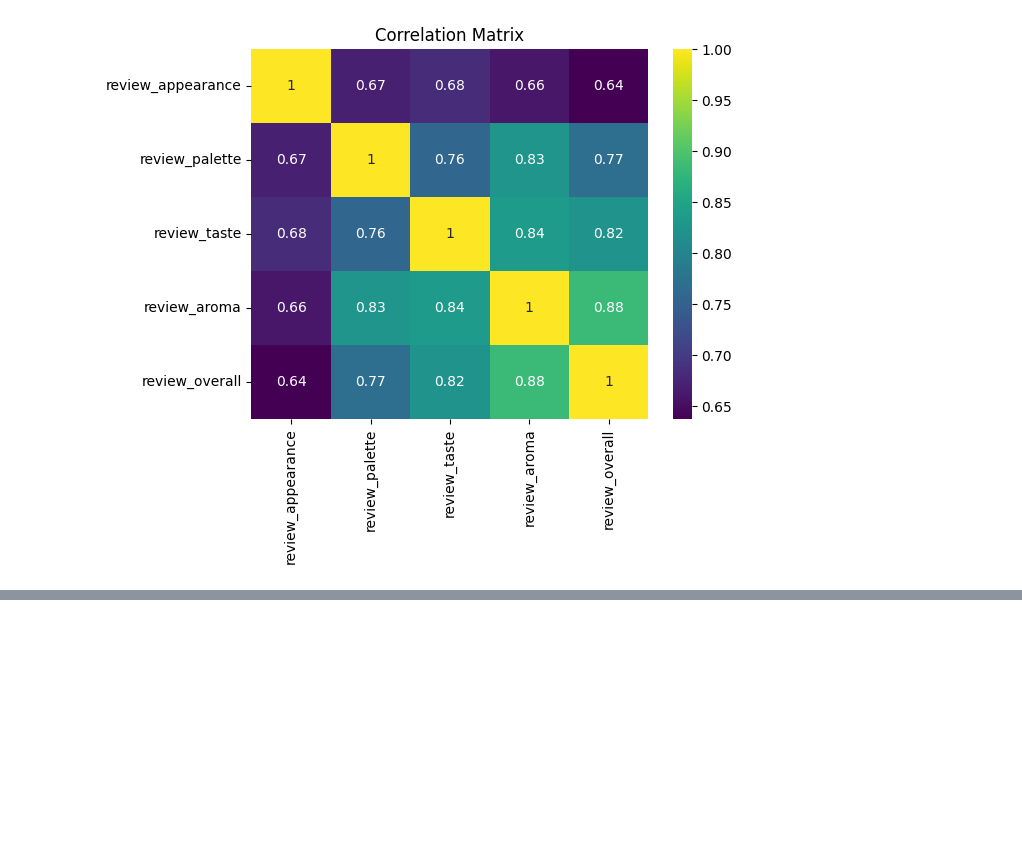
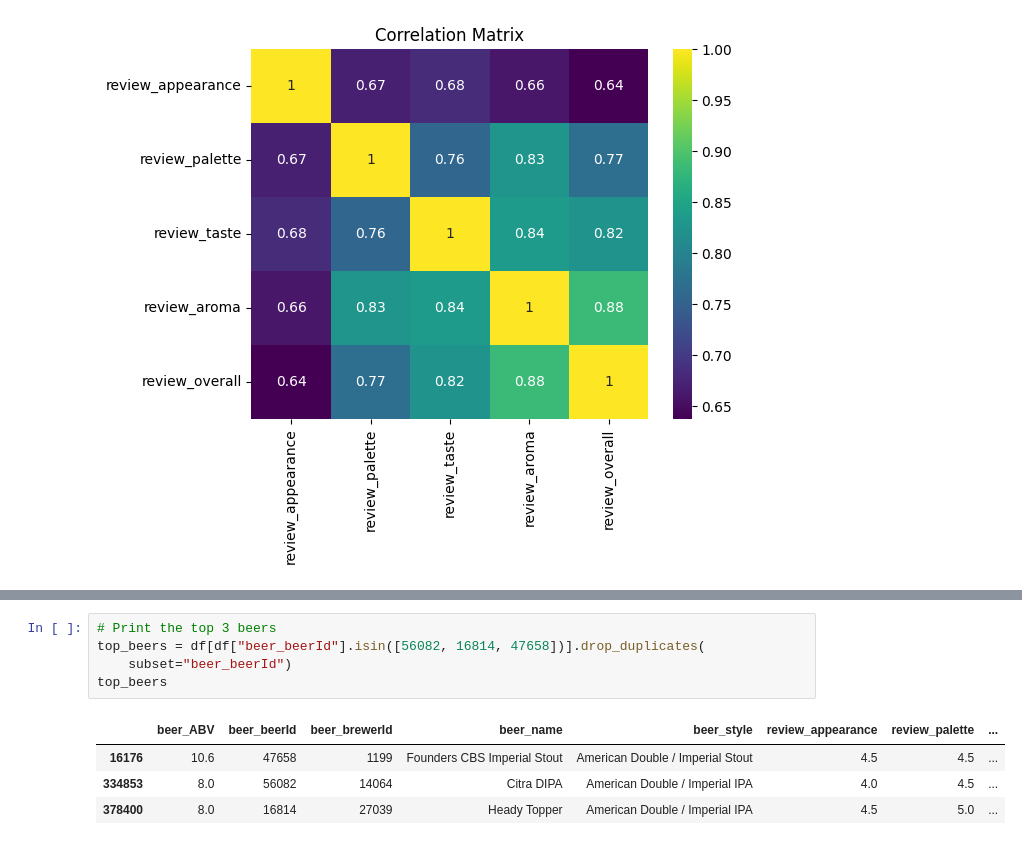
Before and after one commit to mdabushad/Beer-Data-Analysis, a Jupyter notebook: Beer_Data_Analysis.ipynb, the cells around one changed output, grey strips where cells are left out. Drawn from its saved outputs; the diff is of its cells as text; blank space fills up the shorter version.

```diff
--- a/Beer_Data_Analysis.ipynb
+++ b/Beer_Data_Analysis.ipynb
@@ -248,0 +312,10 @@ plt.show()
+# %%
+# Print the top 3 beers
+top_beers = df[df["beer_beerId"].isin([56082, 16814, 47658])].drop_duplicates(
+    subset="beer_beerId")
+top_beers
+# %% [output]
+|  | beer_ABV | beer_beerId | beer_brewerId | beer_name | beer_style | review_appearance | review_palette | ... |
+| 16176 | 10.6 | 47658 | 1199 | Founders CBS Imperial Stout | American Double / Imperial Stout | 4.5 | 4.5 | ... |
+| 334853 | 8.0 | 56082 | 14064 | Citra DIPA | American Double / Imperial IPA | 4.0 | 4.5 | ... |
+| 378400 | 8.0 | 16814 | 27039 | Heady Topper | American Double / Imperial IPA | 4.5 | 5.0 | ... |
```
Also changed, not shown: parts of 9 cells of this notebook.
